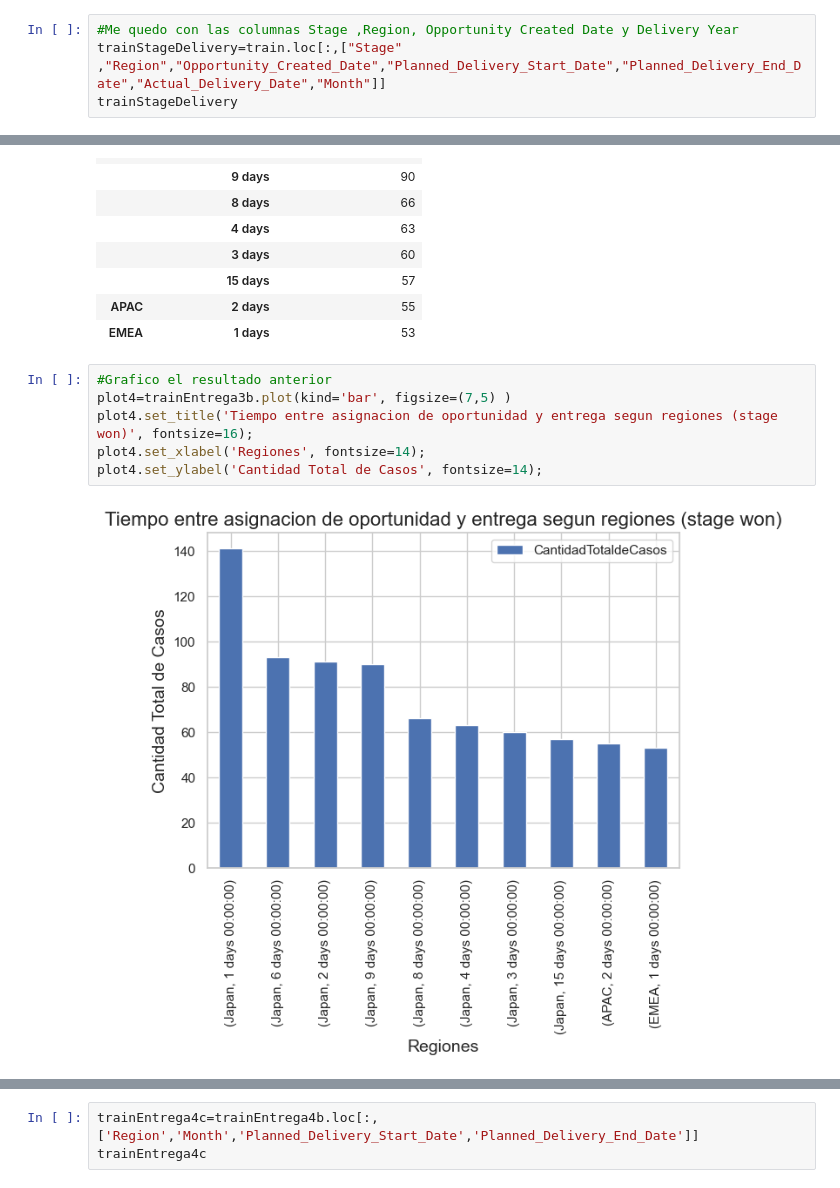
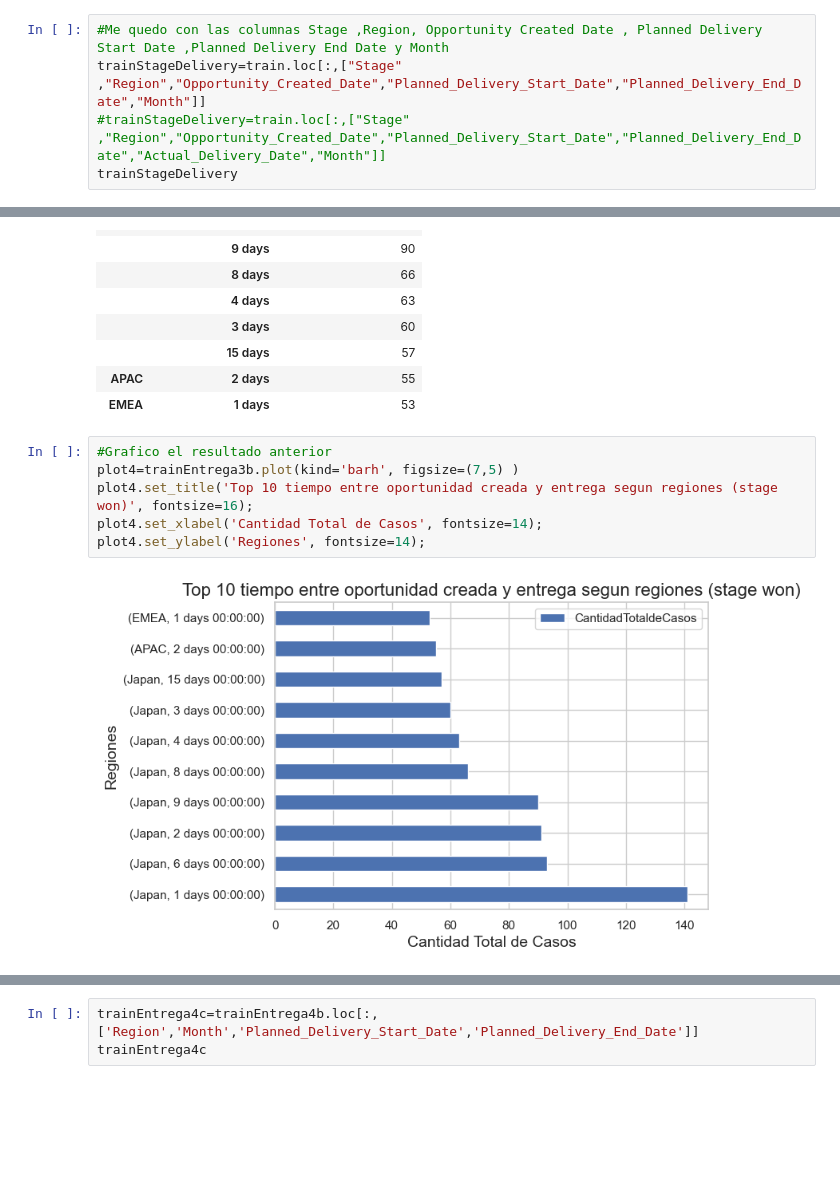
Before and after one commit to CeciliaRoldan/Pycantes, a Jupyter notebook: notebooks/analisisRegiones.ipynb, the cells around one changed output, grey strips where cells are left out. Cells and saved outputs as stored; diff of their text form; blank space fills up the shorter version.

Commit message:
actualizo notebook
modifico graficos y corrijo notebook

```diff
--- a/notebooks/analisisRegiones.ipynb
+++ b/notebooks/analisisRegiones.ipynb
@@ -188,7 +196,8 @@ plot3.set_ylabel('Total Familia de Producto', fontsize=14);
 # %% [markdown]
 ### Analizo ahora los tiempos de entrega en stage de tipo "won"
 # %%
-#Me quedo con las columnas Stage ,Region, Opportunity Created Date y Delivery Year
-trainStageDelivery=train.loc[:,["Stage" ,"Region","Opportunity_Created_Date","Planned_Delivery_Start_Date","Planned_Delivery_End_Date","Actual_Delivery_Date","Month"]]
+#Me quedo con las columnas Stage ,Region, Opportunity Created Date , Planned Delivery Start Date ,Planned Delivery End Date y Month
+trainStageDelivery=train.loc[:,["Stage" ,"Region","Opportunity_Created_Date","Planned_Delivery_Start_Date","Planned_Delivery_End_Date","Month"]]
+#trainStageDelivery=train.loc[:,["Stage" ,"Region","Opportunity_Created_Date","Planned_Delivery_Start_Date","Planned_Delivery_End_Date","Actual_Delivery_Date","Month"]]
 trainStageDelivery
 # %% [output]
@@ -325,12 +332,12 @@ trainEntrega3b
 | EMEA | 1 days | 53 |
 # %%
 #Grafico el resultado anterior
-plot4=trainEntrega3b.plot(kind='bar', figsize=(7,5) )
-plot4.set_title('Tiempo entre asignacion de oportunidad y entrega segun regiones (stage won)', fontsize=16);
-plot4.set_xlabel('Regiones', fontsize=14);
-plot4.set_ylabel('Cantidad Total de Casos', fontsize=14);
+plot4=trainEntrega3b.plot(kind='barh', figsize=(7,5) )
+plot4.set_title('Top 10 tiempo entre oportunidad creada y entrega segun regiones (stage won)', fontsize=16);
+plot4.set_xlabel('Cantidad Total de Casos', fontsize=14);
+plot4.set_ylabel('Regiones', fontsize=14);
 # %% [output]
-[figure, old version]
+[figure, new version]
 # %%
 trainEntrega4=trainEntrega1.copy()
 trainEntrega4
```
Also changed, not shown: parts of 21 cells of this notebook.
